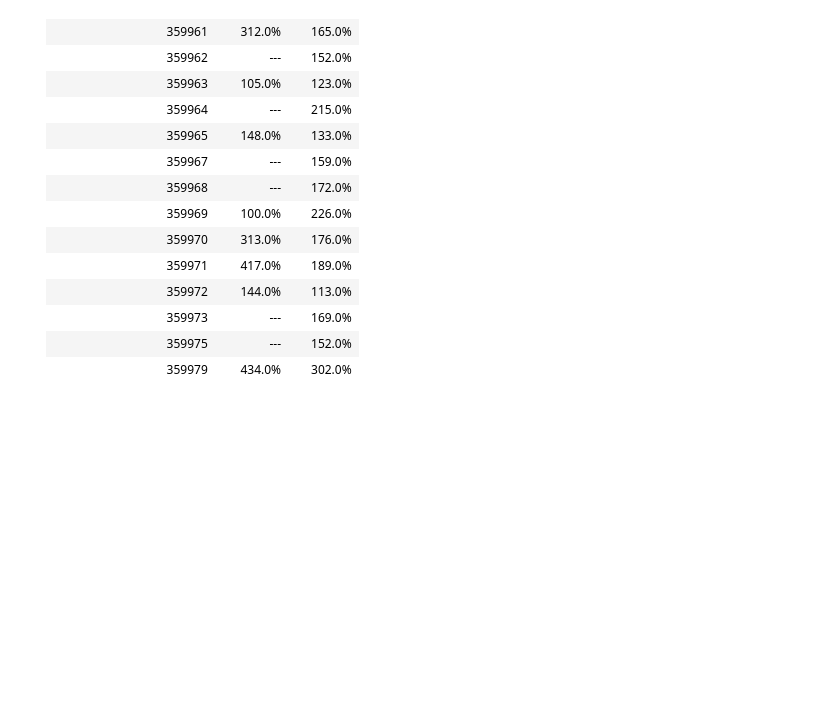
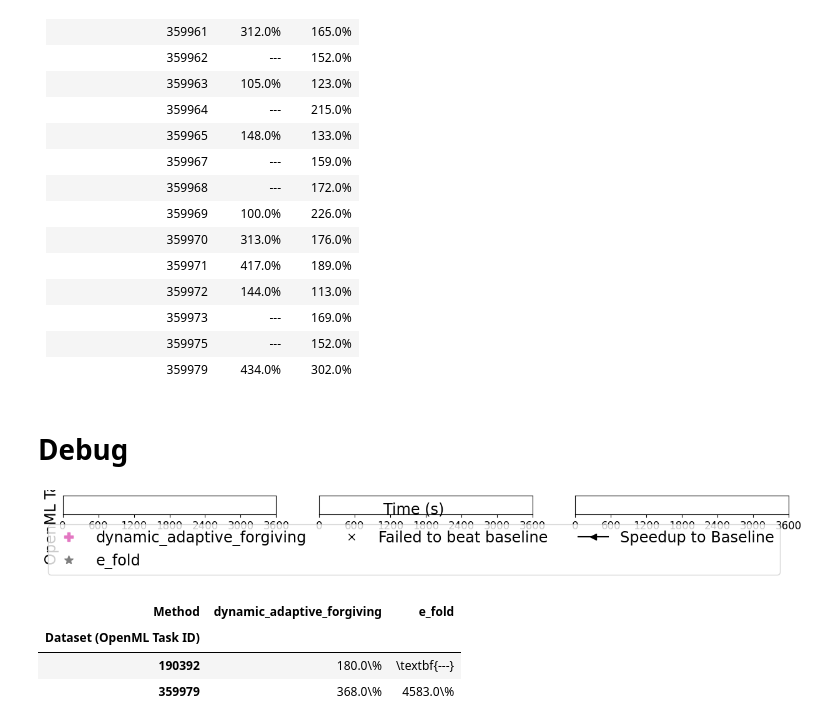
Before and after one commit to yourGrand/DontWasteYourTime-early-stopping, a Jupyter notebook: notebooks/analysis.ipynb, the cells around one changed output. Drawn from its saved outputs; the diff is of its cells as text; code cells hidden in the pictures; blank space fills up the shorter version.

Commit message:
Implemented and testing Dynamic and e-Fold strategies

```diff
--- a/notebooks/analysis.ipynb
+++ b/notebooks/analysis.ipynb
@@ -201,3 +201,5 @@ table_full2
 |                     359973 | --- | 169.0\%      |
 |                     359975 | --- | 152.0\%      |
 |                     359979 | 434.0\%      | 302.0\%      |
+# %% [markdown]
+# Debug
@@ -203,0 +211,35 @@ table_full2
+# %%
+df_debug = pd.read_parquet("data/debug-1h.parquet")
+# %%
+# Setup
+y = "metric:roc_auc_ovr [0.0, 1.0] (maximize)"
+baseline = "disabled"
+test_y = "summary:test_bagged_roc_auc_ovr" # Not used
+method_col = "setting:cv_early_stop_strategy"
+fold = "setting:fold"
+dataset = "setting:task"
+x = "reported_at"
+x_start = "created_at"
+x_label = "Time (s)"
+# %%
+table_full, table_summary = speedup_plots(
+    df_debug,
+    y=y,
+    baseline=baseline,
+    test_y=test_y,
+    method=method_col,
+    fold=fold,
+    dataset=dataset,
+    x=x,
+    x_start=x_start,
+    x_label=x_label,
+)
+# %% [output]
+[figure, added]
+# %%
+table_full
+# %% [output]
+| Method | dynamic_adaptive_forgiving | e_fold |
+| Dataset (OpenML Task ID) |  |  |
+| 190392 | 180.0\% | \textbf{---} |
+| 359979 | 368.0\% | 4583.0\% |
```
Also changed, not shown: parts of 3 cells of this notebook, 4 other files.
